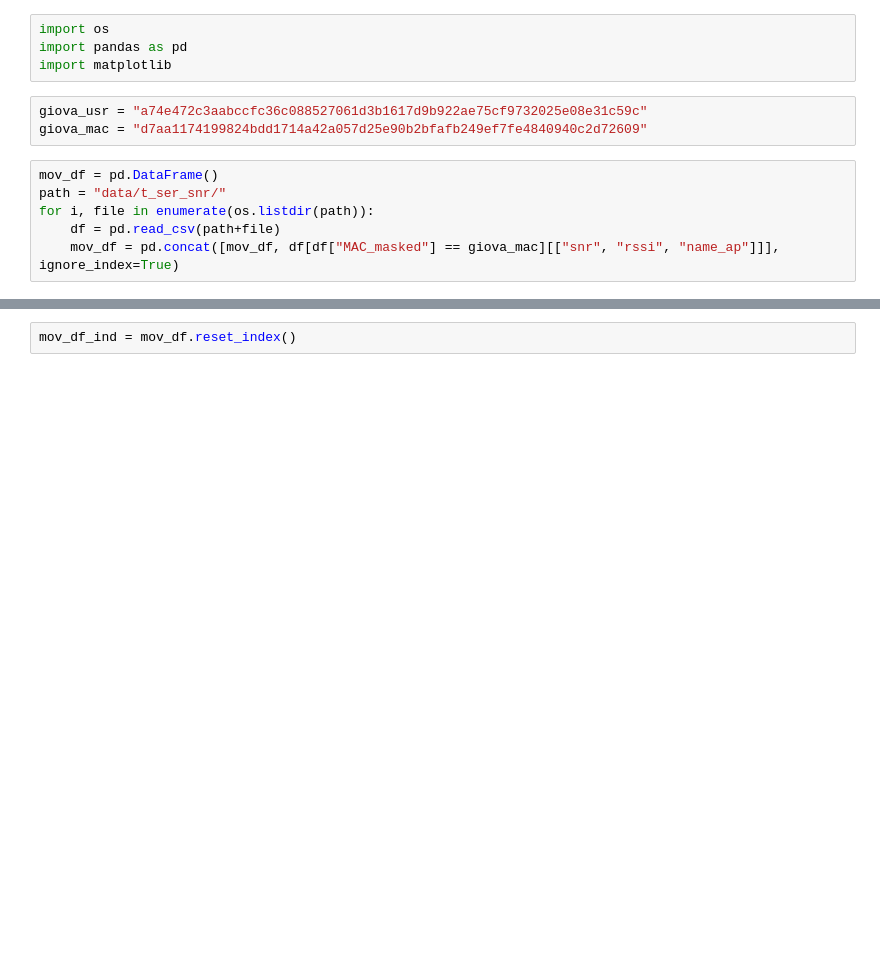
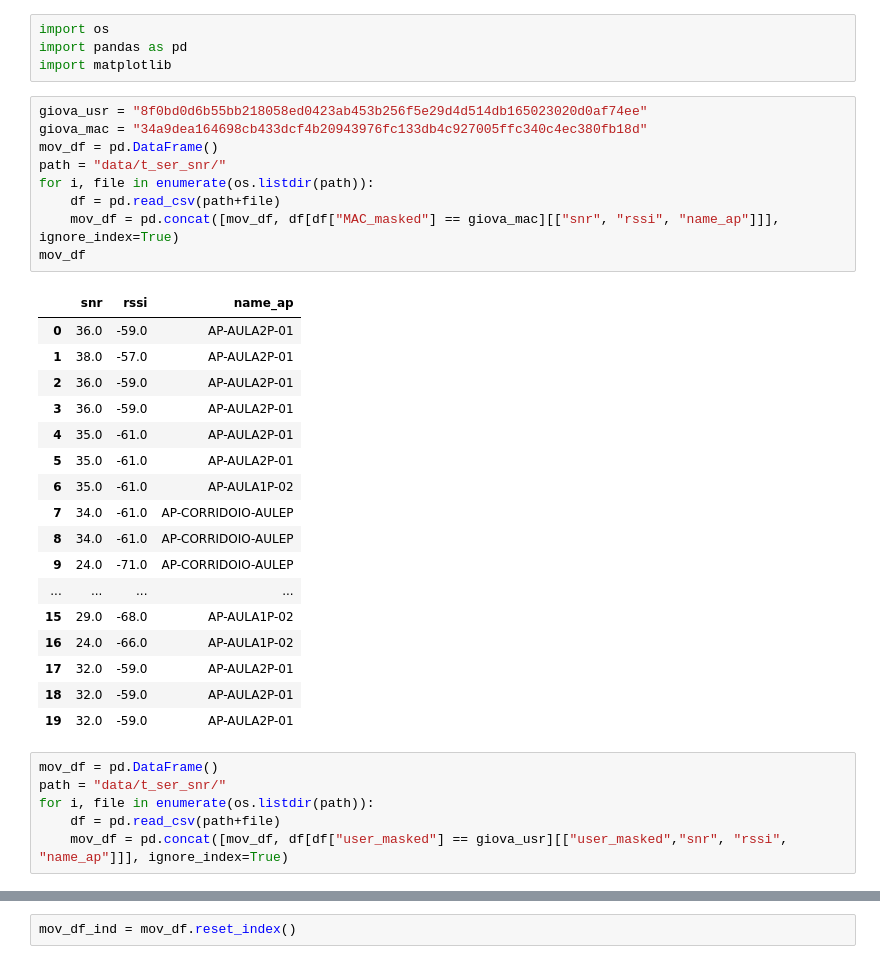
Before and after one commit to WiFiTrackerGroup/WiFiTracker, a Jupyter notebook: notebooks/snr_time_series.ipynb, the cells around one changed output, grey strips where cells are left out. Cells and saved outputs as stored; diff of their text form; blank space fills up the shorter version.

```diff
--- a/notebooks/snr_time_series.ipynb
+++ b/notebooks/snr_time_series.ipynb
@@ -2,15 +2,39 @@
 import os
 import pandas as pd
 import matplotlib
-# %%
-giova_usr = "a74e472c3aabccfc36c088527061d3b1617d9b922ae75cf9732025e08e31c59c"
-giova_mac = "d7aa1174199824bdd1714a42a057d25e90b2bfafb249ef7fe4840940c2d72609"
+# %%
+giova_usr = "8f0bd0d6b55bb218058ed0423ab453b256f5e29d4d514db165023020d0af74ee"
+giova_mac = "34a9dea164698cb433dcf4b20943976fc133db4c927005ffc340c4ec380fb18d"
+mov_df = pd.DataFrame()
+path = "data/t_ser_snr/"
+for i, file in enumerate(os.listdir(path)):
+    df = pd.read_csv(path+file)
+    mov_df = pd.concat([mov_df, df[df["MAC_masked"] == giova_mac][["snr", "rssi", "name_ap"]]], ignore_index=True)
+mov_df
+# %% [output]
+|  | snr | rssi | name_ap |
+| 0 | 36.0 | -59.0 | AP-AULA2P-01 |
+| 1 | 38.0 | -57.0 | AP-AULA2P-01 |
+| 2 | 36.0 | -59.0 | AP-AULA2P-01 |
+| 3 | 36.0 | -59.0 | AP-AULA2P-01 |
+| 4 | 35.0 | -61.0 | AP-AULA2P-01 |
+| 5 | 35.0 | -61.0 | AP-AULA2P-01 |
+| 6 | 35.0 | -61.0 | AP-AULA1P-02 |
+| 7 | 34.0 | -61.0 | AP-CORRIDOIO-AULEP |
+| 8 | 34.0 | -61.0 | AP-CORRIDOIO-AULEP |
+| 9 | 24.0 | -71.0 | AP-CORRIDOIO-AULEP |
+| ... | ... | ... | ... |
+| 15 | 29.0 | -68.0 | AP-AULA1P-02 |
+| 16 | 24.0 | -66.0 | AP-AULA1P-02 |
+| 17 | 32.0 | -59.0 | AP-AULA2P-01 |
+| 18 | 32.0 | -59.0 | AP-AULA2P-01 |
+| 19 | 32.0 | -59.0 | AP-AULA2P-01 |
 # %%
 mov_df = pd.DataFrame()
 path = "data/t_ser_snr/"
 for i, file in enumerate(os.listdir(path)):
     df = pd.read_csv(path+file)
-    mov_df = pd.concat([mov_df, df[df["MAC_masked"] == giova_mac][["snr", "rssi", "name_ap"]]], ignore_index=True)
+    mov_df = pd.concat([mov_df, df[df["user_masked"] == giova_usr][["user_masked","snr", "rssi", "name_ap"]]], ignore_index=True)
 # %%
 mov_df
 # %% [output]
```
Also changed, not shown: parts of 3 cells of this notebook, 2 other files.
